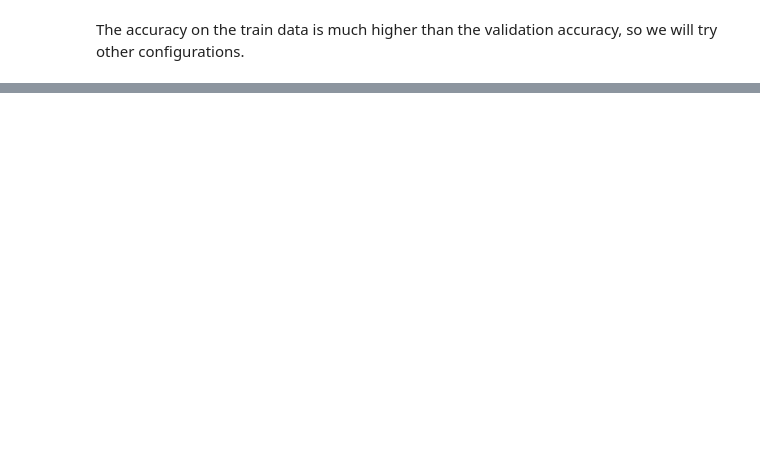
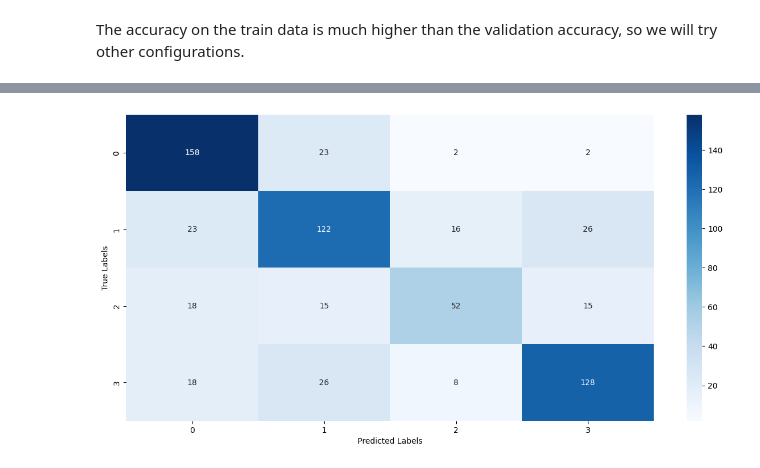
Before and after one commit to Luciano-C/Brain-Tumor-Classification, a Jupyter notebook: Brain_Tumor_Classification-Unified.ipynb, the cells around one changed output, grey strips where cells are left out. Saved outputs shown, nothing was run; the diff lists cells and outputs as text; code cells hidden in the pictures; blank space fills up the shorter version.

Commit message:
Confusion matrix

```diff
--- a/Brain_Tumor_Classification-Unified.ipynb
+++ b/Brain_Tumor_Classification-Unified.ipynb
@@ -137,0 +143,21 @@ for class_name in image_counts.keys():
+# %%
+# Define the path to the data
+data_path = 'data/Augmented'
+
+# List the subfolders in the training data folder
+subfolders = os.listdir(data_path)
+
+# Initialize a dictionary to hold the count of images in each subfolder
+image_counts_data = {}
+
+# Count the number of images in each subfolder
+for subfolder in subfolders:
+    subfolder_path = os.path.join(data_path, subfolder)
+    if os.path.isdir(subfolder_path):
+        num_images = len(os.listdir(subfolder_path))
+        image_counts_data[subfolder] = num_images
+
+# Display the results
+print("Number of images in each class after data augmentation:")
+for subfolder, count in image_counts_data.items():
+    print(f"{subfolder}: {count}")
@@ -558,0 +593,12 @@ Epoch 15/15
+# %%
+# Predict using the validation generator
+validation_generator.reset() # To ensure it's starting from the beginning
+predictions = model_6.predict(validation_generator, steps=len(validation_generator))
+predicted_classes = np.argmax(predictions, axis=1)
+
+# Get the true labels
+true_classes = validation_generator.classes
+class_labels = list(validation_generator.class_indices.keys())
+
+# Compute confusion matrix
+cm = confusion_matrix(true_classes, predicted_classes)
@@ -558,0 +607,8 @@ Epoch 15/15
+# %%
+plt.figure(figsize=(15,7))
+sns.heatmap(cm, annot=True, fmt='d', cmap='Blues')
+plt.ylabel('True Labels')
+plt.xlabel('Predicted Labels')
+plt.show()
+# %% [output]
+[figure, added]
```
Also changed, not shown: parts of 17 cells of this notebook.
